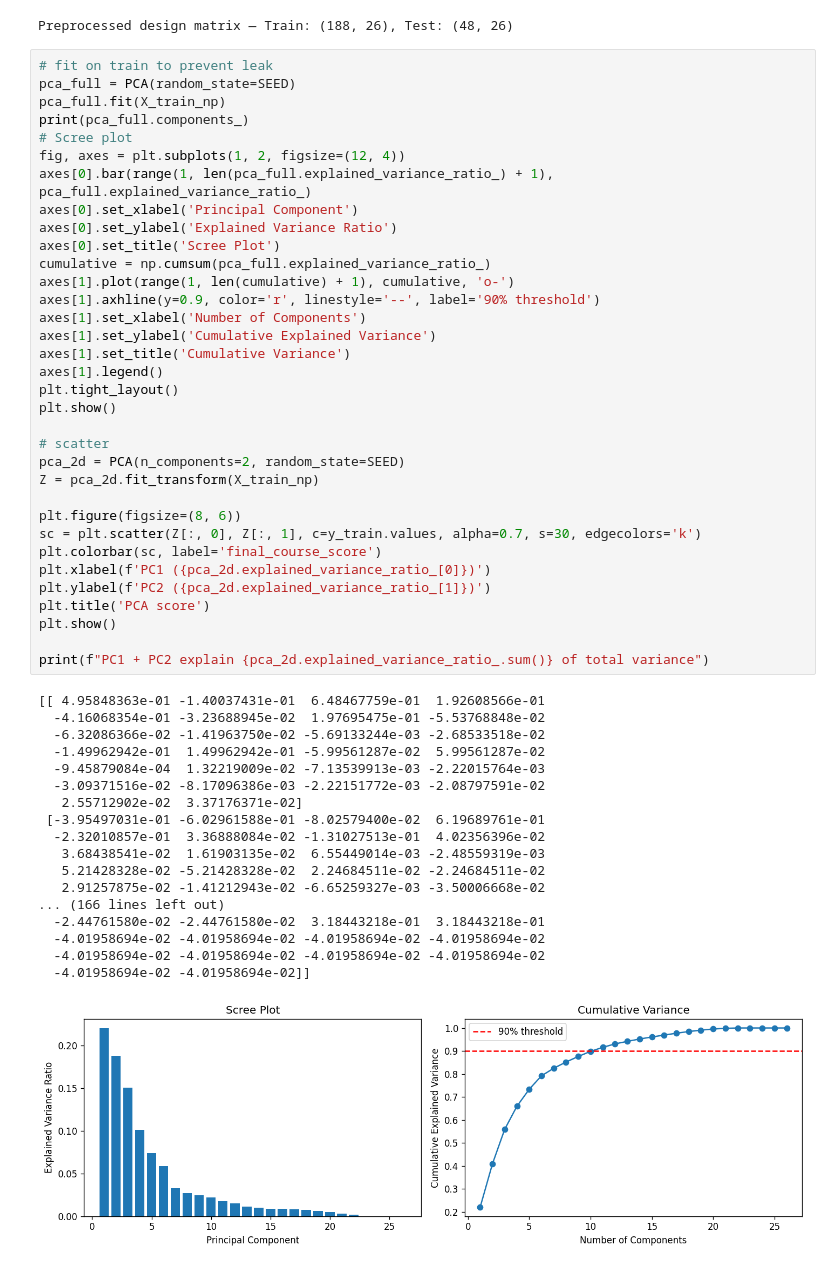
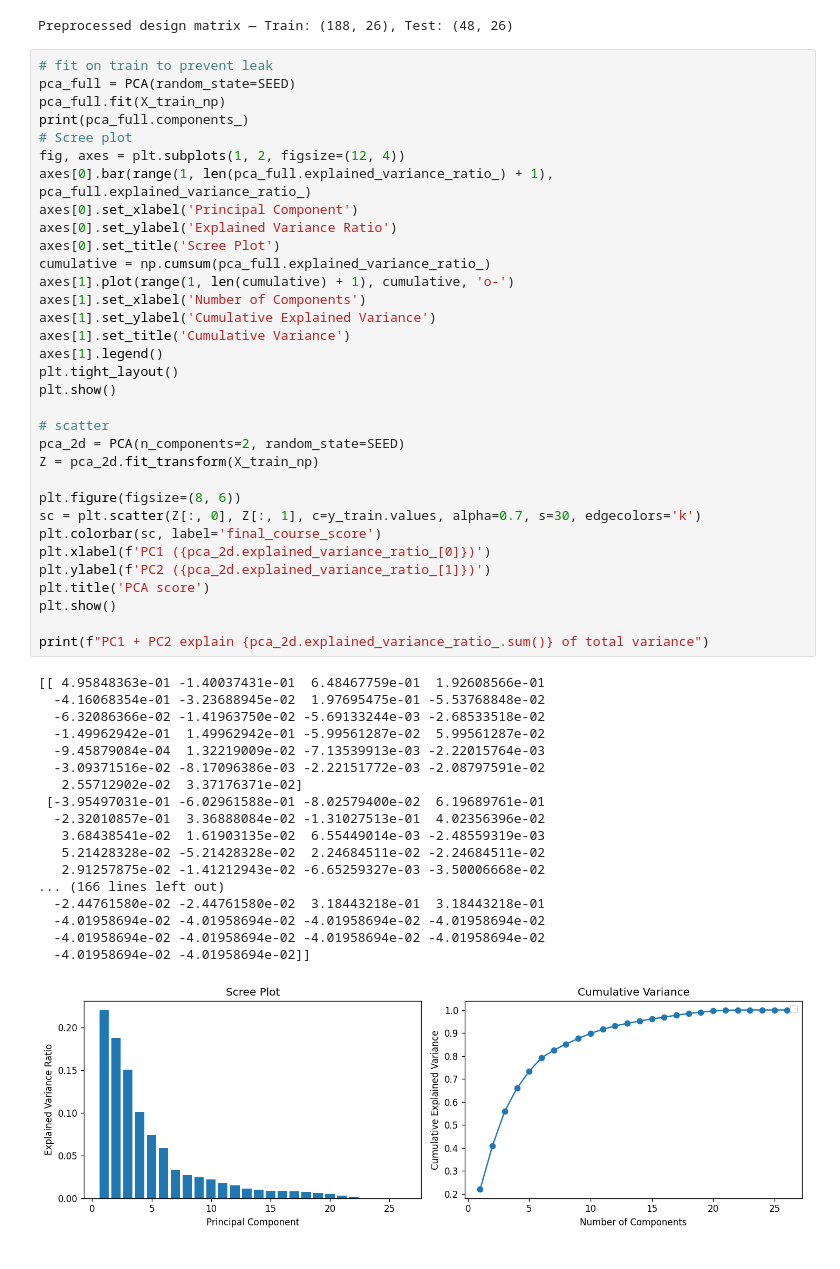
Before and after one commit to Yc1007942/cds_week4, a Jupyter notebook: dimensionality_reduction(task4)/pca.ipynb, the cells around one changed output. Drawn from its saved outputs; the diff is of its cells as text.

```diff
--- a/dimensionality_reduction(task4)/pca.ipynb
+++ b/dimensionality_reduction(task4)/pca.ipynb
@@ -60,7 +60,6 @@ axes[0].set_ylabel('Explained Variance Ratio')
 axes[0].set_title('Scree Plot')
 cumulative = np.cumsum(pca_full.explained_variance_ratio_)
 axes[1].plot(range(1, len(cumulative) + 1), cumulative, 'o-')
-axes[1].axhline(y=0.9, color='r', linestyle='--', label='90% threshold')
 axes[1].set_xlabel('Number of Components')
 axes[1].set_ylabel('Cumulative Explained Variance')
 axes[1].set_title('Cumulative Variance')
@@ -72,34 +71,34 @@ plt.show()
 pca_2d = PCA(n_components=2, random_state=SEED)
 Z = pca_2d.fit_transform(X_train_np)
 
 plt.figure(figsize=(8, 6))
 sc = plt.scatter(Z[:, 0], Z[:, 1], c=y_train.values, alpha=0.7, s=30, edgecolors='k')
 plt.colorbar(sc, label='final_course_score')
 plt.xlabel(f'PC1 ({pca_2d.explained_variance_ratio_[0]})')
 plt.ylabel(f'PC2 ({pca_2d.explained_variance_ratio_[1]})')
 plt.title('PCA score')
 plt.show()
 
 print(f"PC1 + PC2 explain {pca_2d.explained_variance_ratio_.sum()} of total variance")
 # %% [output]
 [[ 4.95848363e-01 -1.40037431e-01  6.48467759e-01  1.92608566e-01
   -4.16068354e-01 -3.23688945e-02  1.97695475e-01 -5.53768848e-02
   -6.32086366e-02 -1.41963750e-02 -5.69133244e-03 -2.68533518e-02
   -1.49962942e-01  1.49962942e-01 -5.99561287e-02  5.99561287e-02
   -9.45879084e-04  1.32219009e-02 -7.13539913e-03 -2.22015764e-03
   -3.09371516e-02 -8.17096386e-03 -2.22151772e-03 -2.08797591e-02
    2.55712902e-02  3.37176371e-02]
  [-3.95497031e-01 -6.02961588e-01 -8.02579400e-02  6.19689761e-01
   -2.32010857e-01  3.36888084e-02 -1.31027513e-01  4.02356396e-02
    3.68438541e-02  1.61903135e-02  6.55449014e-03 -2.48559319e-03
    5.21428328e-02 -5.21428328e-02  2.24684511e-02 -2.24684511e-02
    2.91257875e-02 -1.41212943e-02 -6.65259327e-03 -3.50006668e-02
 ... (166 lines left out)
   -2.44761580e-02 -2.44761580e-02  3.18443218e-01  3.18443218e-01
   -4.01958694e-02 -4.01958694e-02 -4.01958694e-02 -4.01958694e-02
   -4.01958694e-02 -4.01958694e-02 -4.01958694e-02 -4.01958694e-02
   -4.01958694e-02 -4.01958694e-02]]
-[figure, old version]
+[figure, new version]
 [figure]
 PC1 + PC2 explain 0.4078651035876075 of total variance
 # %% [markdown]
```
Also changed, not shown: parts of 1 cell of this notebook.
